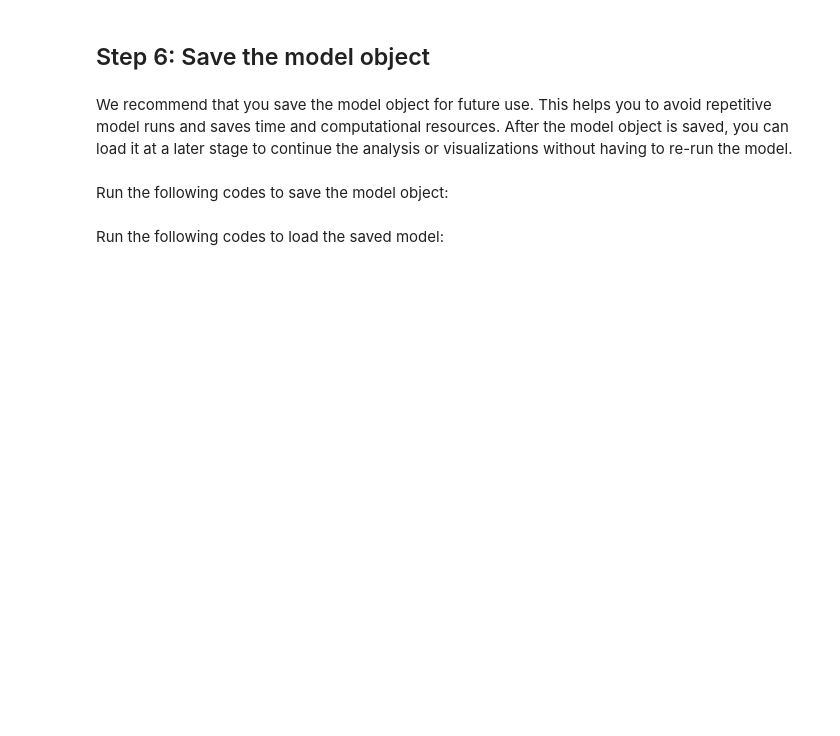
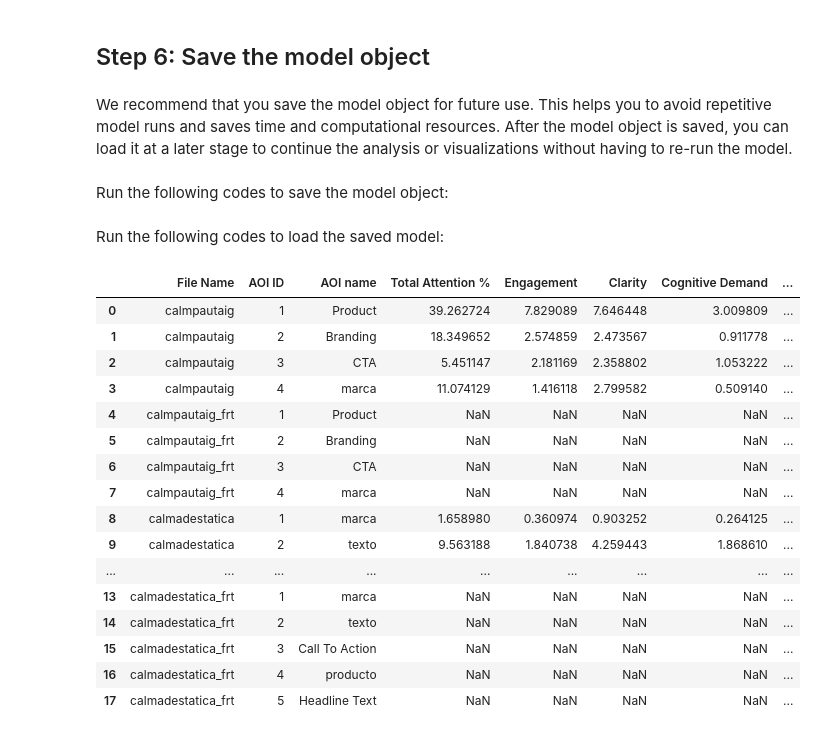
Before and after one commit to barretoaquiles/PAMPAi, a Jupyter notebook: Meridian_Getting_Started.ipynb, the cells around one changed output. Cells and saved outputs as stored; diff of their text form; code cells hidden in the pictures; blank space fills up the shorter version.

```diff
--- a/Meridian_Getting_Started.ipynb
+++ b/Meridian_Getting_Started.ipynb
@@ -231,3 +231,24 @@ model.save_mmm(mmm, file_path)
 Run the following codes to load the saved model:
 # %%
 mmm = model.load_mmm(file_path)
+# %%
+data_df = pd.read_csv('../PAMPAi/data/image_aois.csv')
+data_df
+# %% [output]
+|  | File Name | AOI ID | AOI name | Total Attention % | Engagement | Clarity | Cognitive Demand | ... |
+| 0 | calmpautaig | 1 | Product | 39.262724 | 7.829089 | 7.646448 | 3.009809 | ... |
+| 1 | calmpautaig | 2 | Branding | 18.349652 | 2.574859 | 2.473567 | 0.911778 | ... |
+| 2 | calmpautaig | 3 | CTA | 5.451147 | 2.181169 | 2.358802 | 1.053222 | ... |
+| 3 | calmpautaig | 4 | marca | 11.074129 | 1.416118 | 2.799582 | 0.509140 | ... |
+| 4 | calmpautaig_frt | 1 | Product | NaN | NaN | NaN | NaN | ... |
+| 5 | calmpautaig_frt | 2 | Branding | NaN | NaN | NaN | NaN | ... |
+| 6 | calmpautaig_frt | 3 | CTA | NaN | NaN | NaN | NaN | ... |
+| 7 | calmpautaig_frt | 4 | marca | NaN | NaN | NaN | NaN | ... |
+| 8 | calmadestatica | 1 | marca | 1.658980 | 0.360974 | 0.903252 | 0.264125 | ... |
+| 9 | calmadestatica | 2 | texto | 9.563188 | 1.840738 | 4.259443 | 1.868610 | ... |
+| ... | ... | ... | ... | ... | ... | ... | ... | ... |
+| 13 | calmadestatica_frt | 1 | marca | NaN | NaN | NaN | NaN | ... |
+| 14 | calmadestatica_frt | 2 | texto | NaN | NaN | NaN | NaN | ... |
+| 15 | calmadestatica_frt | 3 | Call To Action | NaN | NaN | NaN | NaN | ... |
+| 16 | calmadestatica_frt | 4 | producto | NaN | NaN | NaN | NaN | ... |
+| 17 | calmadestatica_frt | 5 | Headline Text | NaN | NaN | NaN | NaN | ... |
```
Also changed, not shown: 2 other files.
